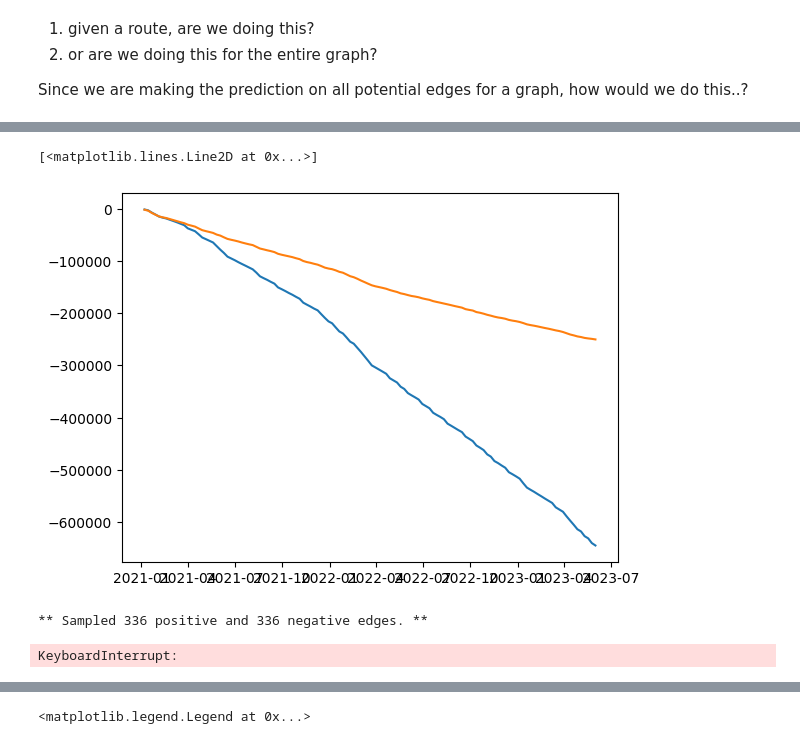
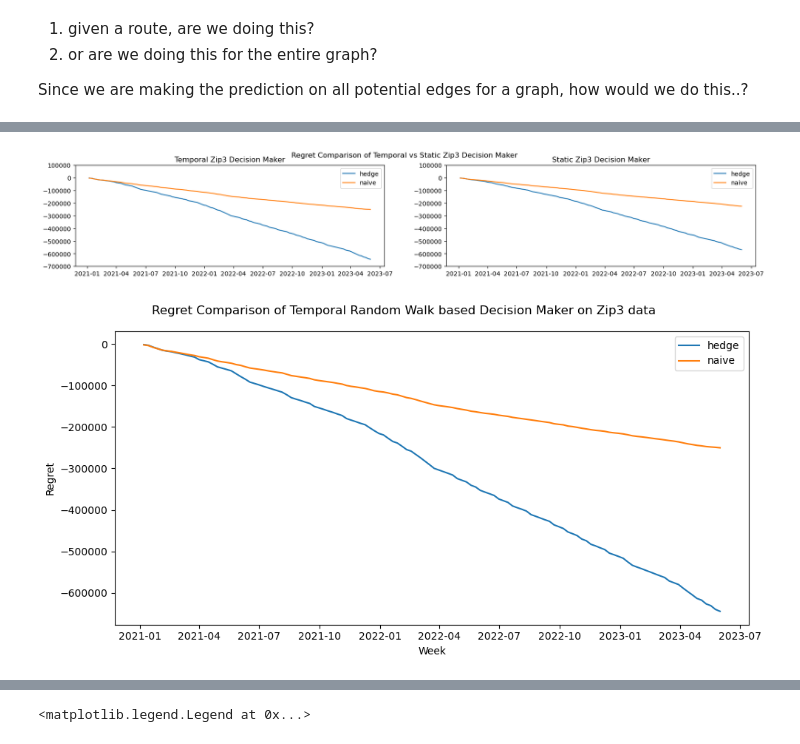
Before and after one commit to theodora-yko/Temporal-Link-Prediction, a Jupyter notebook: hedge_regret.ipynb, the cells around one changed output, grey strips where cells are left out. Cells and saved outputs as stored; diff of their text form; code cells hidden in the pictures.

Commit message:
computed regrets over the entire graphs

```diff
--- a/hedge_regret.ipynb
+++ b/hedge_regret.ipynb
@@ -711,15 +601,30 @@ results.to_csv("temporal_zip3_dm_result.csv")
+# %%
+results = pd.read_csv("results/temporal_zip3_dm_result.csv")
+hedge_results, naive_results = list(results['hedge']), list(results['naive'])
+# %%
+fig, ax = plt.subplots(1,2, figsize= (20, 3))
+fig.suptitle("Regret Comparison of Temporal vs Static Zip3 Decision Maker")
+ax[0].plot(weekly_zip3_graphs.keys(), hedge_results[1:], label='hedge')
+ax[0].plot(weekly_zip3_graphs.keys(), naive_results[1:], label='naive')
+ax[0].set_ylim(-700000, 100000)
+ax[0].legend()
+ax[0].set_title("Temporal Zip3 Decision Maker")
+ax[1].plot(weekly_zip3_graphs.keys(), static_zip3_dm.hedge_total_regret[1:], label='hedge')
+ax[1].plot(weekly_zip3_graphs.keys(), static_zip3_dm.naive_total_regret[1:], label='naive')
+ax[1].set_ylim(-700000, 100000)
+ax[1].legend()
+ax[1].set_title("Static Zip3 Decision Maker")
+plt.show()
+# %% [output]
+[figure, added]
 # %%
-fig, ax = plt.subplots(1,1)
-ax.plot(weekly_zip3_graphs.keys(), temporal_zip3_dm.hedge_total_regret[1:], label=
-ax.plot(weekly_zip3_graphs.keys(), temporal_zip3_dm.naive_total_regret[1:])
+fig, ax = plt.subplots(1,1, figsize= (10, 5))
+fig.suptitle("Regret Comparison of Temporal Random Walk based Decision Maker on Zip3 data")
+ax.plot(weekly_zip3_graphs.keys(), hedge_results[1:], label='hedge')
+ax.plot(weekly_zip3_graphs.keys(), naive_results[1:], label='naive')
 ax.legend()
+ax.set_xlabel("Week")
+ax.set_ylabel("Regret")
+fig.tight_layout()
 # %% [output]
-[<matplotlib.lines.Line2D at 0x...>]
-[figure, old version]
+[figure, new version]
-# %%
-static_zip3_dm = WeeklyDecisionMaker()
-for graph in tqdm(weekly_zip3_graphs.values()):
-    static_zip3_dm.run_expert_simulation(graph, temporal=False, display_progress=True)
-# %% [output]
-** Sampled 336 positive and 336 negative edges. **
-KeyboardInterrupt:
```
Also changed, not shown: parts of 10 cells of this notebook, 1 other file.
